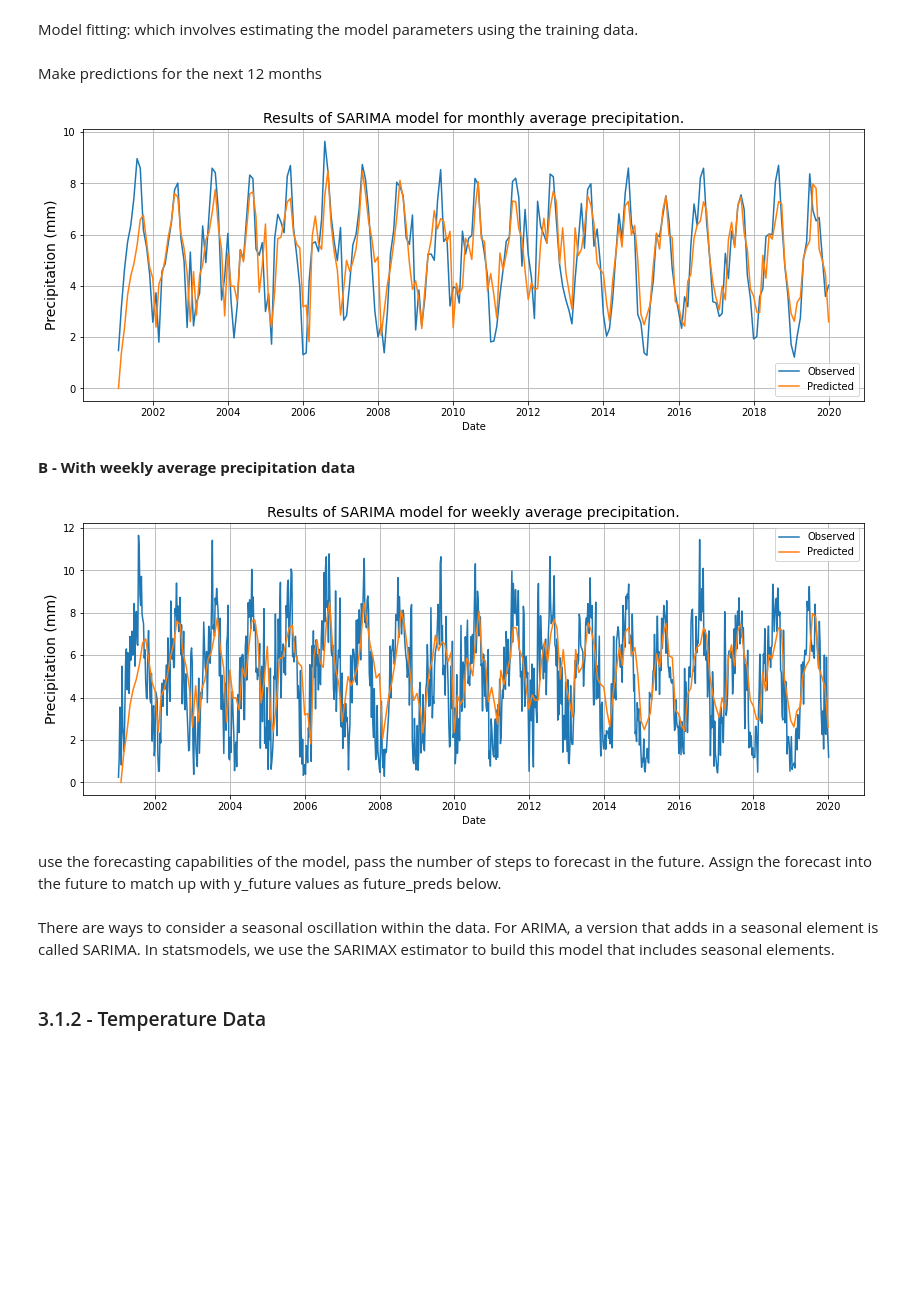
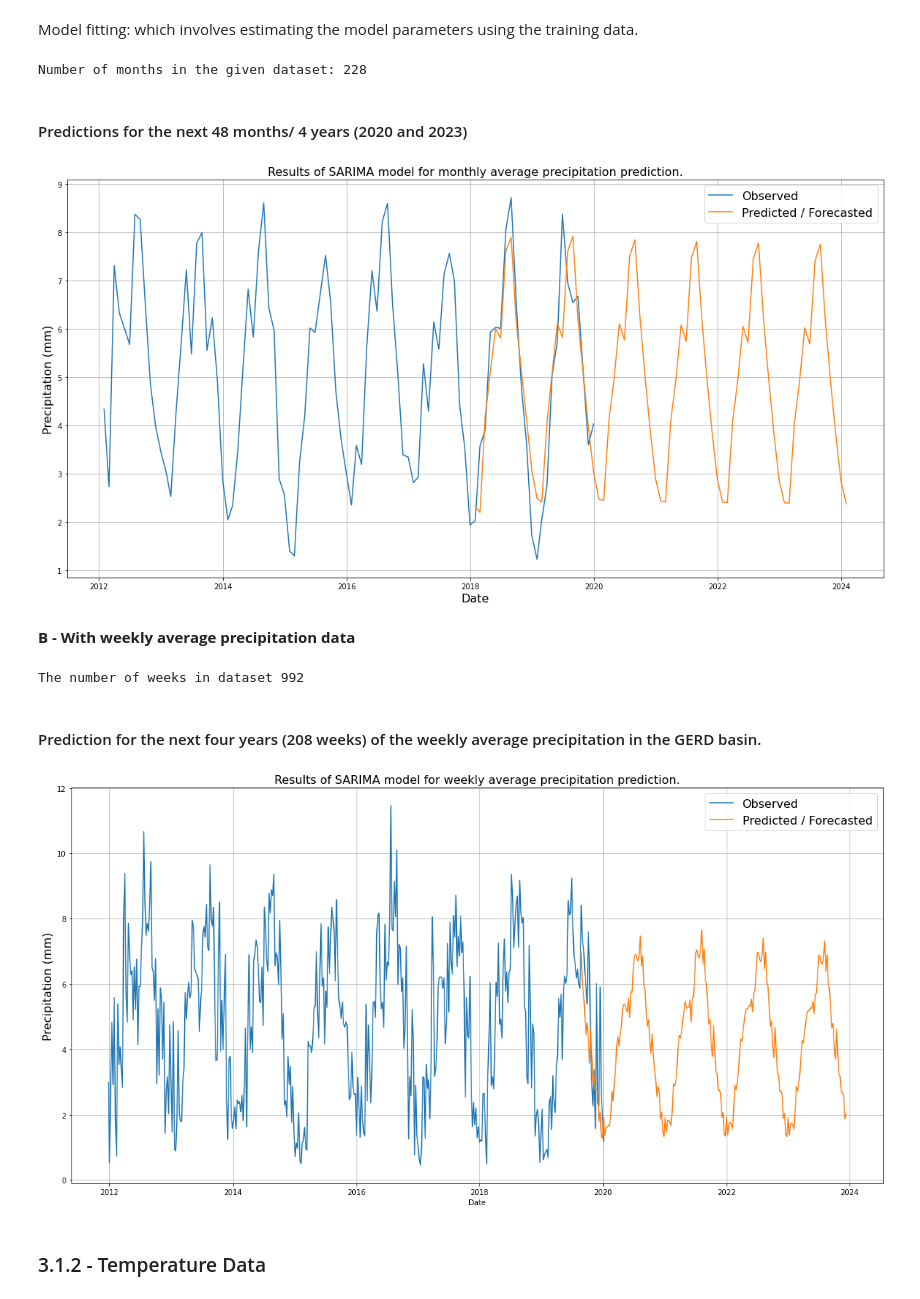
Before and after one commit to behailudesta/CPMLAI, a Jupyter notebook: Capstone_behailud_main.ipynb, the cells around one changed output. Cells and saved outputs as stored; diff of their text form; code cells hidden in the pictures; blank space fills up the shorter version.

```diff
--- a/Capstone_behailud_main.ipynb
+++ b/Capstone_behailud_main.ipynb
@@ -837,7 +883,8 @@ Mean Square Error = 0.6622823828214311
 Model fitting: which involves estimating the model parameters using the training data.
 # %%
 #Fit a SARIMA model to the data
-precipitation_monthly_model = SARIMAX(precipitation_monthly, order=(1,0,3), seasonal_order=(1, 0, 0, 12))
-results = precipitation_monthly_model.fit()
+precipitation_monthly_model = SARIMAX(precipitation_monthly, order=(1,0,3), seasonal_order=(1, 0, 3, 12))
+results_precipitation_monthly = precipitation_monthly_model.fit()
+print(f'Number of months in the given dataset: {len(precipitation_monthly)}')
+# %% [output]
+Number of months in the given dataset: 228
-# %% [markdown]
-Make predictions for the next 12 months
@@ -846,22 +891,32 @@ forecast = results.predict(n_periods=12)
+# %% [markdown]
+#### Predictions for the next 48 months/ 4 years (2020 and 2023)
+# %%
+#forecast = results.predict(n_periods=12)
+forecast = results_precipitation_monthly.predict(start=204,end=276,dynamic=True)
+## till december 2023
 # %%
 forecast_index = pd.date_range(start=precipitation_monthly.index[-1], periods=12, freq="MS")
 #Plot the observed data and the predicted values
-plt.figure(figsize=(14, 5))
-plt.title('Results of SARIMA model for monthly average precipitation.',fontsize=14, loc = 'center')
-plt.plot(precipitation_monthly, label="Observed")
-plt.plot(forecast, label="Predicted")
+plt.figure(figsize=(20, 10))
+plt.title('Results of SARIMA model for monthly average precipitation prediction.',fontsize=16, loc = 'center')
+plt.plot(precipitation_monthly.iloc[132:], label="Observed")
+plt.plot(forecast, label="Predicted / Forecasted")
 #plt.fill_beftween(forecast_index, conf_int[:, 0], conf_int[:, 1], alpha=0.2)
-plt.xlabel("Date")
-plt.ylabel('Precipitation (mm)',fontsize=14)
+plt.xlabel("Date",fontsize=16)
+plt.ylabel('Precipitation (mm)',fontsize=16)
 plt.grid();
-plt.legend()
+plt.legend(fontsize=16)
 plt.savefig("./images/sarima_monthly_average_precip.jpg");
 plt.show()
 # %% [output]
-[figure, old version]
+[figure, new version]
 # %% [markdown]
 **B - With weekly average precipitation data**
 # %%
 precipitation_weekly = df_precipitation_avg_weekly['precip']
+# %%
+print(f'The number of weeks in dataset {len(precipitation_weekly)}')
+# %% [output]
+The number of weeks in dataset 992
 # %%
 #Fit a SARIMA model to the data
@@ -869 +924,3 @@ precipitation_weekly_model = SARIMAX(precipitation_weekly, order=(1, 0, 3), seas
 results_precipitation_weekly = precipitation_weekly_model.fit()
+# %% [markdown]
+#### Prediction for the next four years (208 weeks) of the weekly average precipitation in the GERD basin.
@@ -870,23 +929,19 @@ results_precipitation_weekly = precipitation_weekly_model.fit()
 # %%
-#Make predictions for the next 12 months
-forecast_index = pd.date_range(start=precipitation_weekly.index[-1], periods=12, freq="MS")
+#Make predictions for the next 4 years/48 months/208 weeks.
+forecast_index = pd.date_range(start=precipitation_weekly.index[-1], periods=52, freq="MS")
 #Plot the observed data and the predicted values
-plt.figure(figsize=(14, 5))
-plt.title('Results of SARIMA model for weekly average precipitation.',fontsize=14, loc = 'center')
-plt.plot(precipitation_weekly, label="Observed")
-plt.plot(forecast, label="Predicted")
+plt.figure(figsize=(20, 10))
+plt.title('Results of SARIMA model for weekly average precipitation prediction.',fontsize=16, loc = 'center')
+plt.plot(precipitation_weekly.iloc[572:], label="Observed")
+plt.plot(forecast, label="Predicted / Forecasted")
 plt.xlabel("Date")
-plt.ylabel('Precipitation (mm)',fontsize=14)
+plt.ylabel('Precipitation (mm)',fontsize=16)
 plt.grid();
-plt.legend()
+plt.legend(fontsize=16)
 plt.savefig("./images/sarima_weekly_average_precip.jpg");
 plt.show()
 # %% [output]
-[figure, old version]
+[figure, new version]
-# %% [markdown]
-use the forecasting capabilities of the model, pass the number of steps to forecast in the future. Assign the forecast into the future to match up with y_future values as future_preds below.
-# %% [markdown]
-There are ways to consider a seasonal oscillation within the data. For ARIMA, a version that adds in a seasonal element is called SARIMA. In statsmodels, we use the SARIMAX estimator to build this model that includes seasonal elements.
 # %% [markdown]
 ### 3.1.2 - Temperature Data
 # %% [markdown]
```
Also changed, not shown: parts of 97 cells of this notebook.
